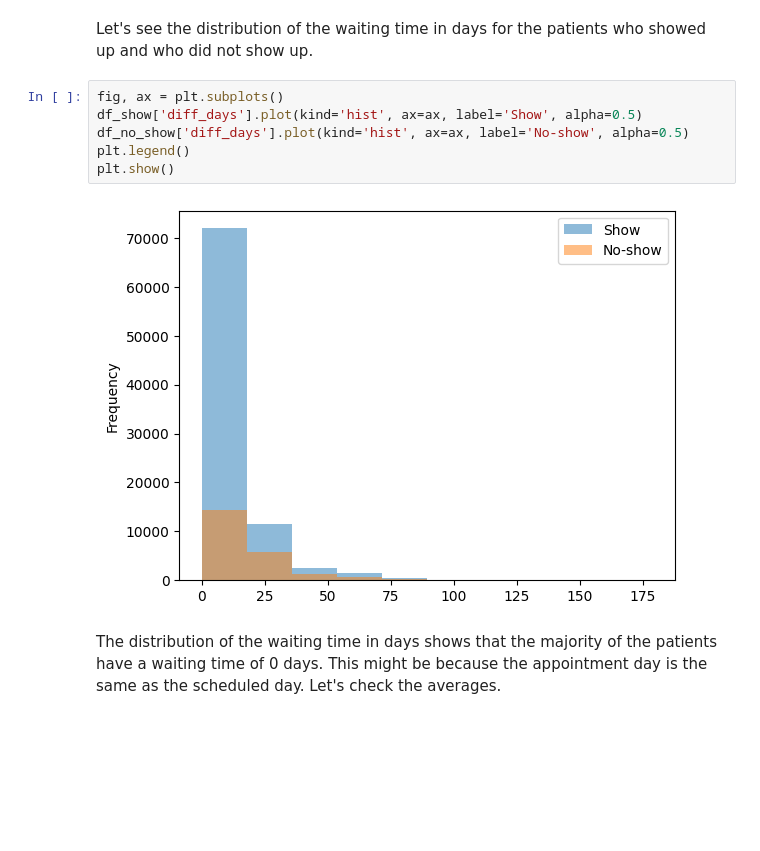
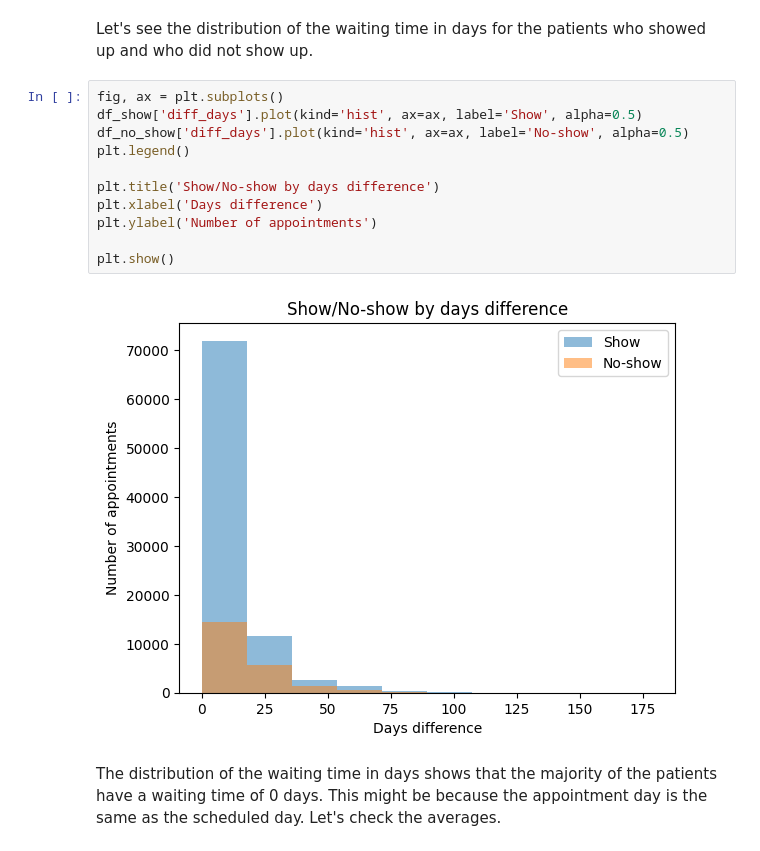
Before and after one commit to reposandermets/data-analysis-no-show, a Jupyter notebook: Investigate_a_Dataset.ipynb, the cells around one changed output. Saved outputs shown, nothing was run; the diff lists cells and outputs as text; blank space fills up the shorter version.

```diff
--- a/Investigate_a_Dataset.ipynb
+++ b/Investigate_a_Dataset.ipynb
@@ -286,11 +288,16 @@ Let's see the distribution of the waiting time in days for the patients who show
 # %%
 fig, ax = plt.subplots()
 df_show['diff_days'].plot(kind='hist', ax=ax, label='Show', alpha=0.5)
 df_no_show['diff_days'].plot(kind='hist', ax=ax, label='No-show', alpha=0.5)
 plt.legend()
+
+plt.title('Show/No-show by days difference')
+plt.xlabel('Days difference')
+plt.ylabel('Number of appointments')
+
 plt.show()
 # %% [output]
-[figure, old version]
+[figure, new version]
 # %% [markdown]
 The distribution of the waiting time in days shows that the majority of the patients have a waiting time of 0 days. This might be because the appointment day is the same as the scheduled day.
 Let's check the averages.
```
Also changed, not shown: parts of 7 cells of this notebook, 2 other files.
